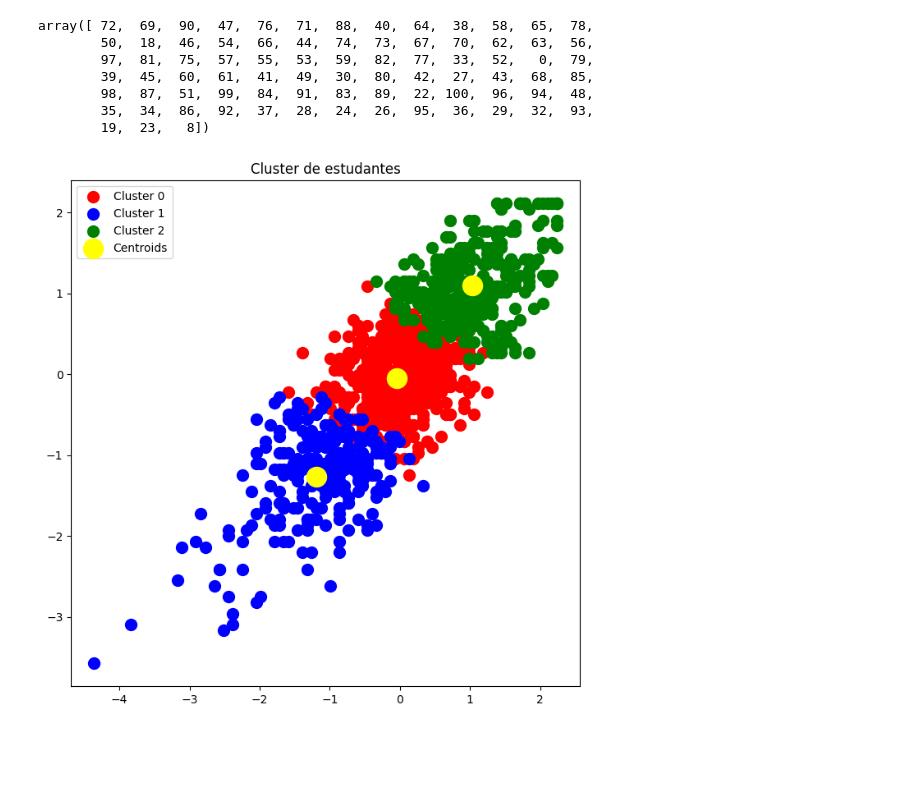
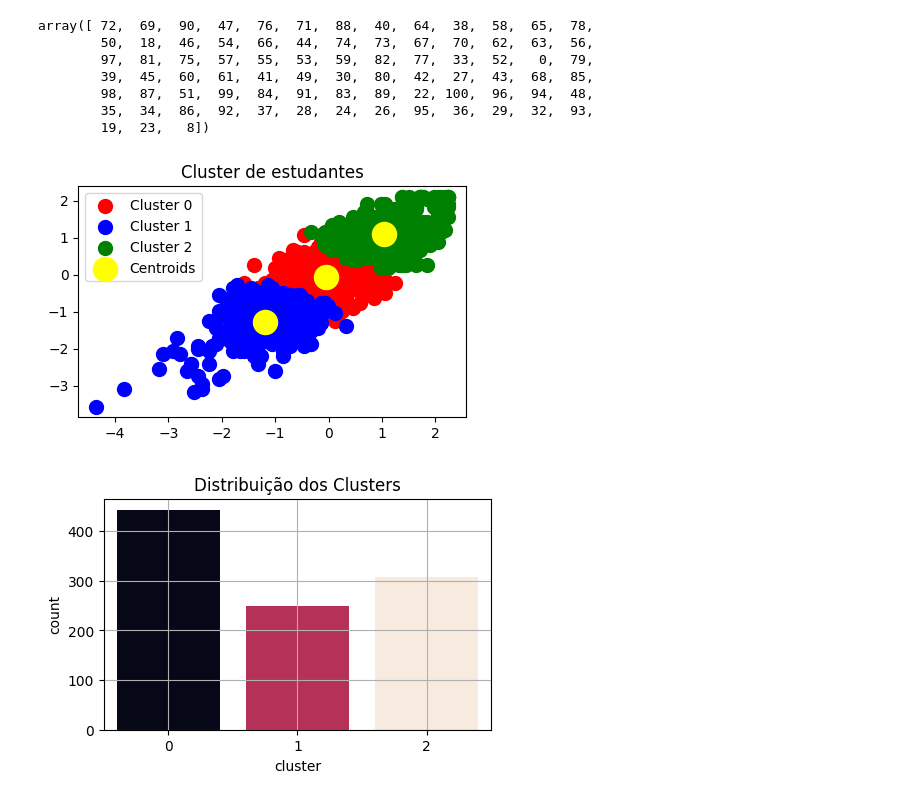
Before and after one commit to KARINAgoncalvesSOARES/kmens, a Jupyter notebook: 2_StudentsPerformance/Students_Performance.ipynb, the cells around one changed output. Drawn from its saved outputs; the diff is of its cells as text; code cells hidden in the pictures; blank space fills up the shorter version.

```diff
--- a/2_StudentsPerformance/Students_Performance.ipynb
+++ b/2_StudentsPerformance/Students_Performance.ipynb
@@ -318,13 +319,21 @@ array([ 72,  69,  90,  47,  76,  71,  88,  40,  64,  38,  58,  65,  78,
         35,  34,  86,  92,  37,  28,  24,  26,  95,  36,  29,  32,  93,
         19,  23,   8])
 # %%
-plt.figure(figsize=(8,8))
+plt.figure(figsize=(5,3))
 plt.scatter(x[y_kmeans==0,0], x[y_kmeans==0,1], s=100, c="red", label= "Cluster 0")
 plt.scatter(x[y_kmeans==1,0], x[y_kmeans==1,1], s=100, c="blue", label= "Cluster 1")
 plt.scatter(x[y_kmeans==2,0], x[y_kmeans==2,1], s=100, c="green", label= "Cluster 2")
 plt.scatter(kmeans.cluster_centers_[:,0], kmeans.cluster_centers_[:,1], s=300, c="yellow", label="Centroids")
 plt.title("Cluster de estudantes")
 plt.legend()
 plt.show()
 # %% [output]
-[figure, old version]
+[figure, new version]
+# %%
+plt.figure(figsize=(5,3))
+pl = sns.countplot(x=df["cluster"],hue=df["cluster"], palette="rocket", legend=False)
+pl.set_title("Distribuição dos Clusters")
+pl.grid()
+plt.show()
+# %% [output]
+[figure, added]
```
Also changed, not shown: parts of 6 cells of this notebook.
